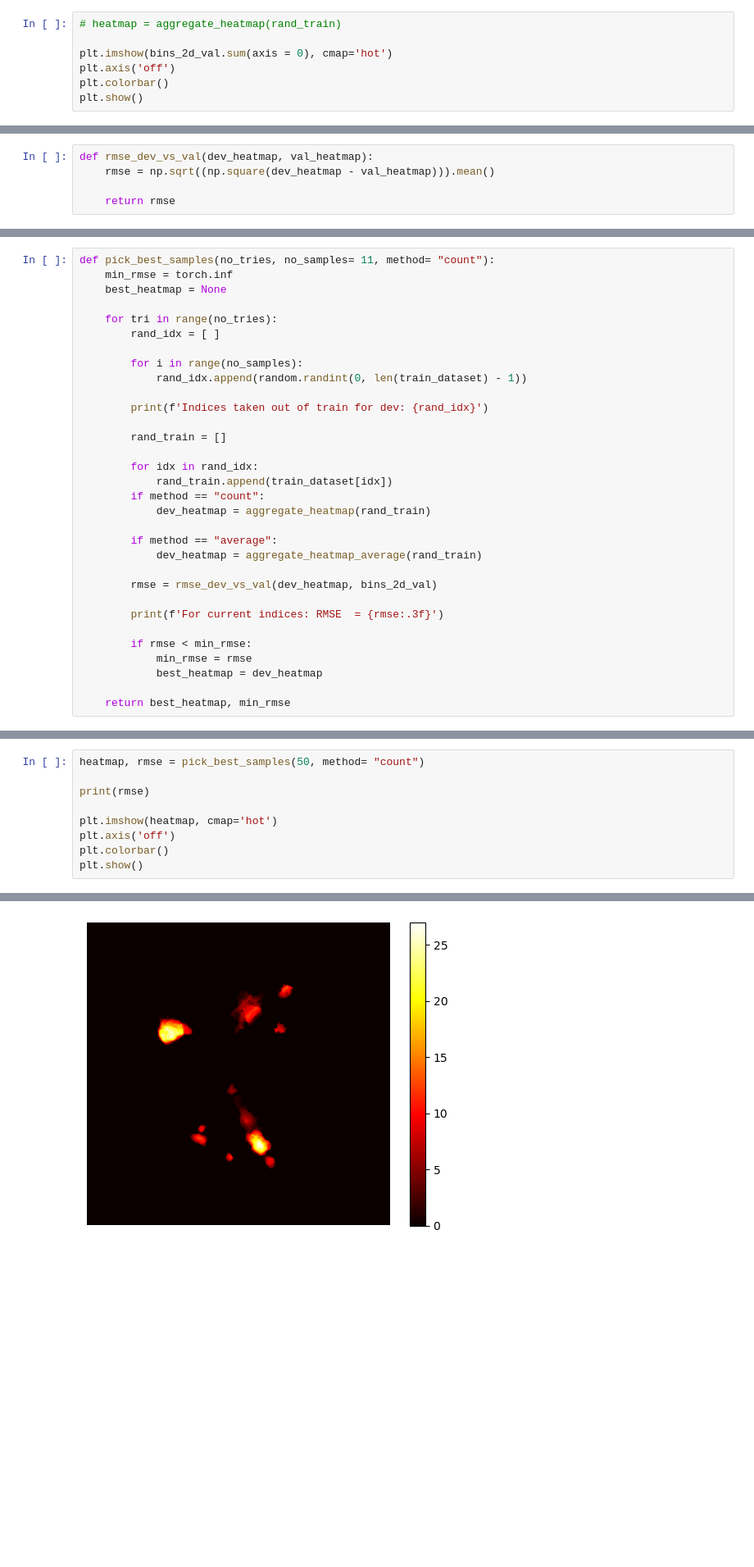
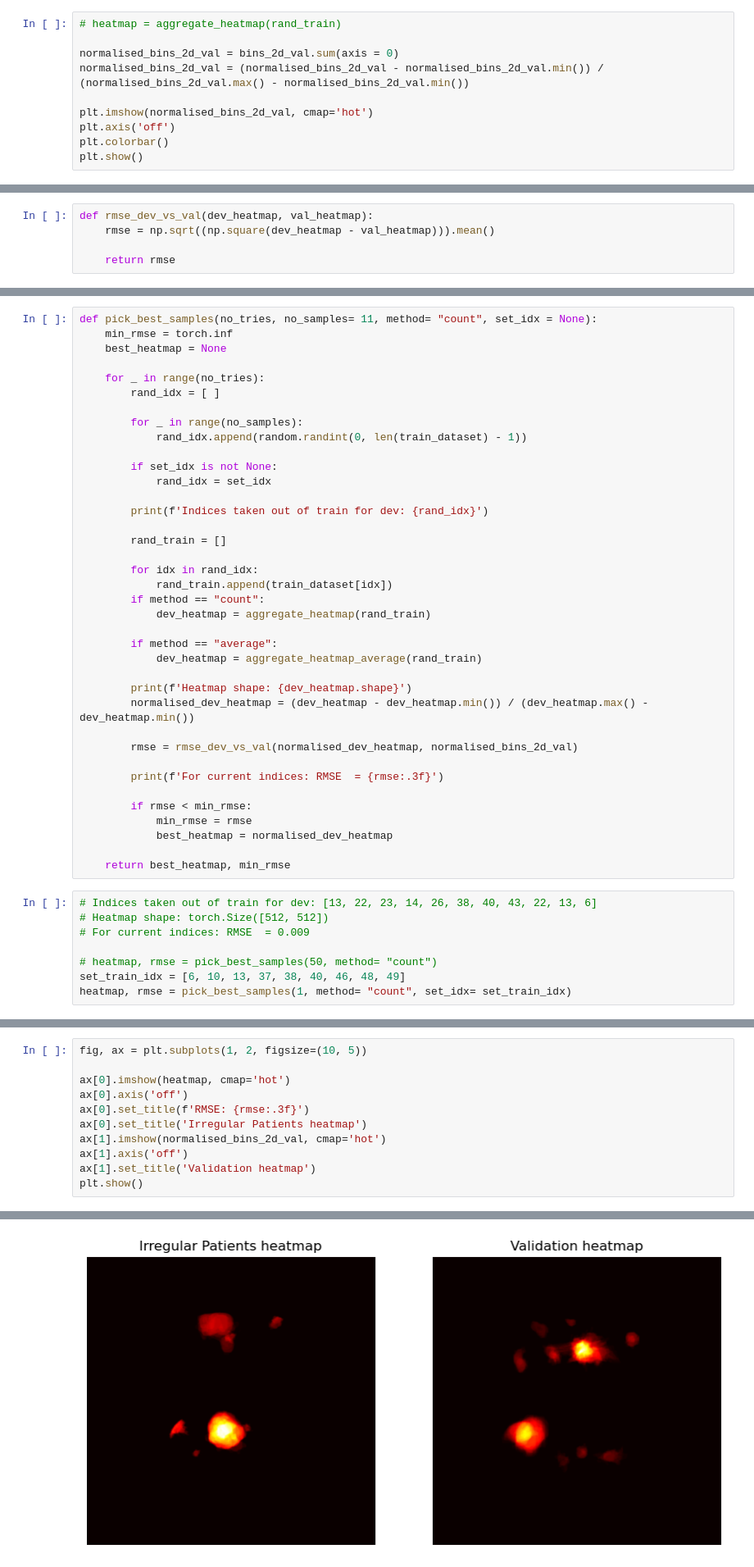
Before and after one commit to Chiru-CatalinMihail/Hackathon_Enfield, a Jupyter notebook: train_dev_split_hyperparam_analysis.ipynb, the cells around one changed output, grey strips where cells are left out. Shown: that part at 82% size. Cells and saved outputs as stored; diff of their text form; blank space fills up the shorter version.

```diff
--- a/train_dev_split_hyperparam_analysis.ipynb
+++ b/train_dev_split_hyperparam_analysis.ipynb
@@ -147,7 +151,10 @@ binning_volume_val, _, bins_2d_val, _, _, _ = pkl.load(open(computational_effort
 # %%
 # heatmap = aggregate_heatmap(rand_train)
 
-plt.imshow(bins_2d_val.sum(axis = 0), cmap='hot')
+normalised_bins_2d_val = bins_2d_val.sum(axis = 0)
+normalised_bins_2d_val = (normalised_bins_2d_val - normalised_bins_2d_val.min()) / (normalised_bins_2d_val.max() - normalised_bins_2d_val.min())
+
+plt.imshow(normalised_bins_2d_val, cmap='hot')
 plt.axis('off')
 plt.colorbar()
 plt.show()
@@ -165,13 +172,16 @@ rmse_dev_vs_val(dev_heatmap, bins_2d_val)
 # %%
-def pick_best_samples(no_tries, no_samples= 11, method= "count"):
+def pick_best_samples(no_tries, no_samples= 11, method= "count", set_idx = None):
     min_rmse = torch.inf
     best_heatmap = None
 
-    for tri in range(no_tries):
+    for _ in range(no_tries):
         rand_idx = [ ]
 
-        for i in range(no_samples):
+        for _ in range(no_samples):
             rand_idx.append(random.randint(0, len(train_dataset) - 1))
+
+        if set_idx is not None:
+            rand_idx = set_idx
 
         print(f'Indices taken out of train for dev: {rand_idx}')
 
@@ -185,12 +195,23 @@ def pick_best_samples(no_tries, no_samples= 11, method= "count"):
         if method == "average":
             dev_heatmap = aggregate_heatmap_average(rand_train)
 
-        rmse = rmse_dev_vs_val(dev_heatmap, bins_2d_val)
+        print(f'Heatmap shape: {dev_heatmap.shape}')
+        normalised_dev_heatmap = (dev_heatmap - dev_heatmap.min()) / (dev_heatmap.max() - dev_heatmap.min())
+
+        rmse = rmse_dev_vs_val(normalised_dev_heatmap, normalised_bins_2d_val)
 
         print(f'For current indices: RMSE  = {rmse:.3f}')
 
         if rmse < min_rmse:
             min_rmse = rmse
-            best_heatmap = dev_heatmap
+            best_heatmap = normalised_dev_heatmap
 
     return best_heatmap, min_rmse
+# %%
+# Indices taken out of train for dev: [13, 22, 23, 14, 26, 38, 40, 43, 22, 13, 6]
+# Heatmap shape: torch.Size([512, 512])
+# For current indices: RMSE  = 0.009
+
+# heatmap, rmse = pick_best_samples(50, method= "count")
+set_train_idx = [6, 10, 13, 37, 38, 40, 46, 48, 49]
+heatmap, rmse = pick_best_samples(1, method= "count", set_idx= set_train_idx)
@@ -197,10 +233,12 @@ def pick_best_samples(no_tries, no_samples= 11, method= "count"):
 # %%
-heatmap, rmse = pick_best_samples(50, method= "count")
+fig, ax = plt.subplots(1, 2, figsize=(10, 5))
 
-print(rmse)
-
-plt.imshow(heatmap, cmap='hot')
-plt.axis('off')
-plt.colorbar()
+ax[0].imshow(heatmap, cmap='hot')
+ax[0].axis('off')
+ax[0].set_title(f'RMSE: {rmse:.3f}')
+ax[0].set_title('Irregular Patients heatmap')
+ax[1].imshow(normalised_bins_2d_val, cmap='hot')
+ax[1].axis('off')
+ax[1].set_title('Validation heatmap')
 plt.show()
 # %% [output]
@@ -224 +245 @@ For current indices: RMSE  = 1.042
-[figure, old version]
+[figure, new version]
```
Also changed, not shown: parts of 22 cells of this notebook.
